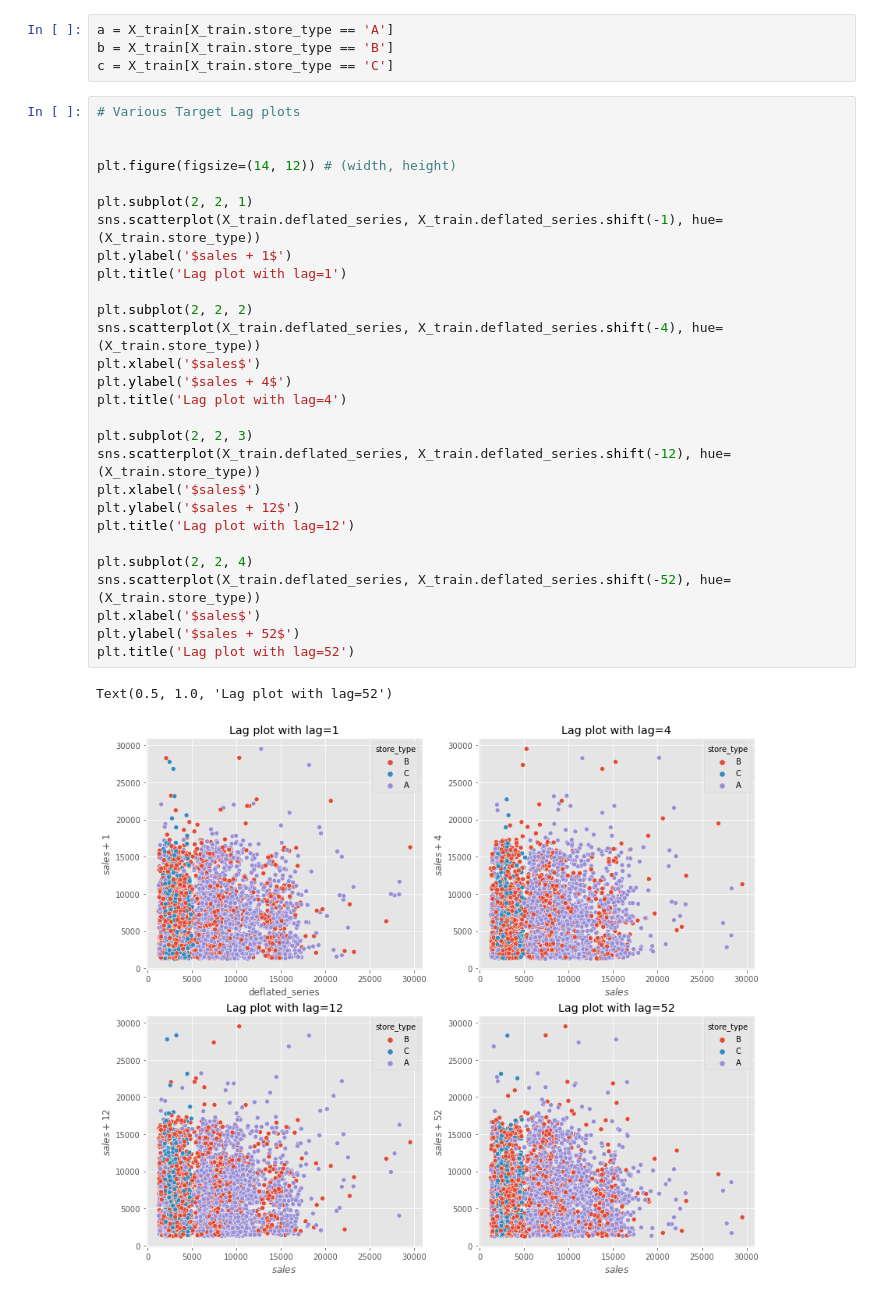
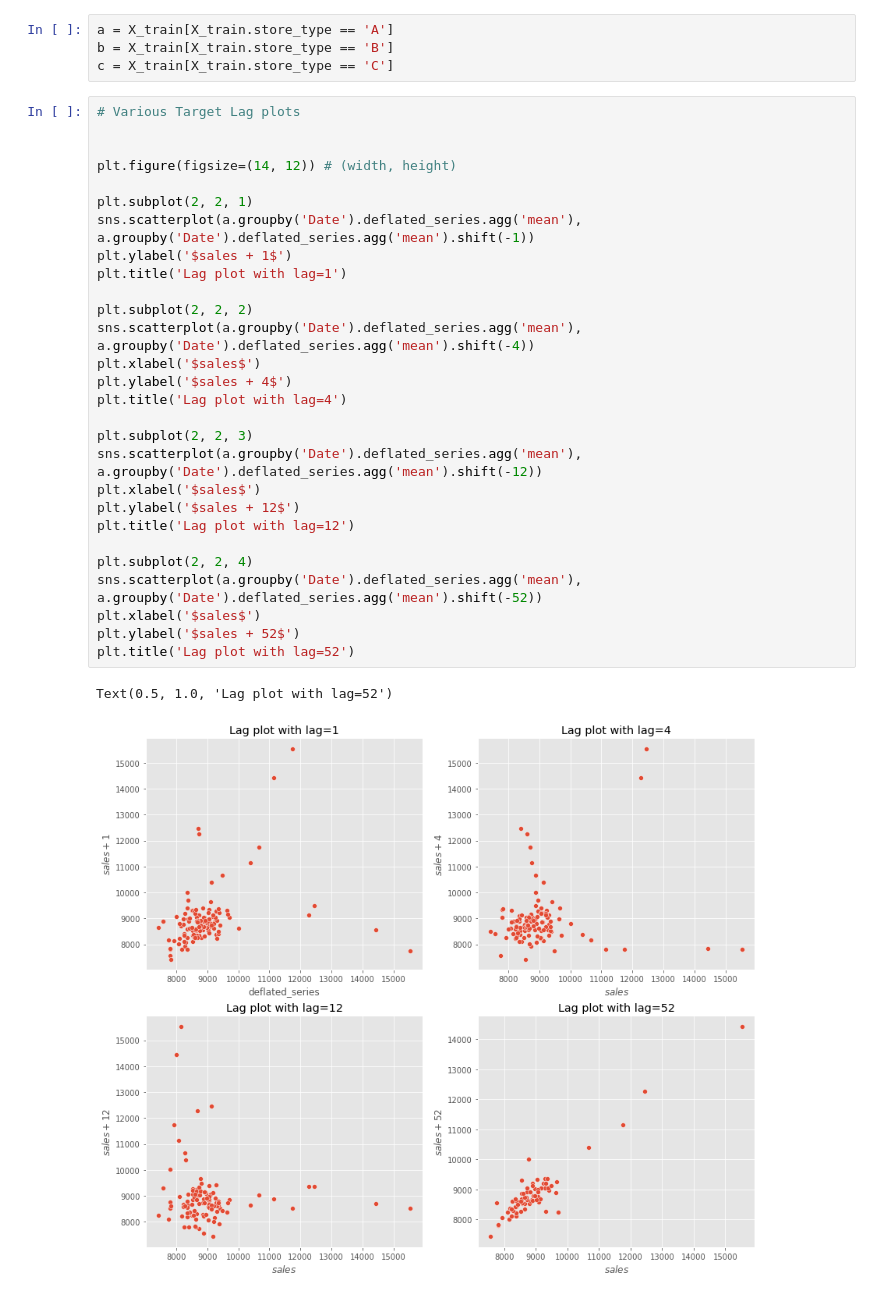
Before and after one commit to Attention-Walmart-Shoppers/capstone, a Jupyter notebook: Alberto Initial Notebook.ipynb, the cells around one changed output. Cells and saved outputs as stored; diff of their text form.

```diff
--- a/Alberto Initial Notebook.ipynb
+++ b/Alberto Initial Notebook.ipynb
@@ -201,33 +145,33 @@ c = X_train[X_train.store_type == 'C']
 # %%
 # Various Target Lag plots
 
 
 plt.figure(figsize=(14, 12)) # (width, height)
 
 plt.subplot(2, 2, 1)
-sns.scatterplot(X_train.deflated_series, X_train.deflated_series.shift(-1), hue=(X_train.store_type))
+sns.scatterplot(a.groupby('Date').deflated_series.agg('mean'), a.groupby('Date').deflated_series.agg('mean').shift(-1))
 plt.ylabel('$sales + 1$')
 plt.title('Lag plot with lag=1')
 
 plt.subplot(2, 2, 2)
-sns.scatterplot(X_train.deflated_series, X_train.deflated_series.shift(-4), hue=(X_train.store_type))
+sns.scatterplot(a.groupby('Date').deflated_series.agg('mean'), a.groupby('Date').deflated_series.agg('mean').shift(-4))
 plt.xlabel('$sales$')
 plt.ylabel('$sales + 4$')
 plt.title('Lag plot with lag=4')
 
 plt.subplot(2, 2, 3)
-sns.scatterplot(X_train.deflated_series, X_train.deflated_series.shift(-12), hue=(X_train.store_type))
+sns.scatterplot(a.groupby('Date').deflated_series.agg('mean'), a.groupby('Date').deflated_series.agg('mean').shift(-12))
 plt.xlabel('$sales$')
 plt.ylabel('$sales + 12$')
 plt.title('Lag plot with lag=12')
 
 plt.subplot(2, 2, 4)
-sns.scatterplot(X_train.deflated_series, X_train.deflated_series.shift(-52), hue=(X_train.store_type))
+sns.scatterplot(a.groupby('Date').deflated_series.agg('mean'), a.groupby('Date').deflated_series.agg('mean').shift(-52))
 plt.xlabel('$sales$')
 plt.ylabel('$sales + 52$')
 plt.title('Lag plot with lag=52')
 # %% [output]
 Text(0.5, 1.0, 'Lag plot with lag=52')
-[figure, old version]
+[figure, new version]
 # %%
 # Various Target Lag plots
```
Also changed, not shown: parts of 13 cells of this notebook.
